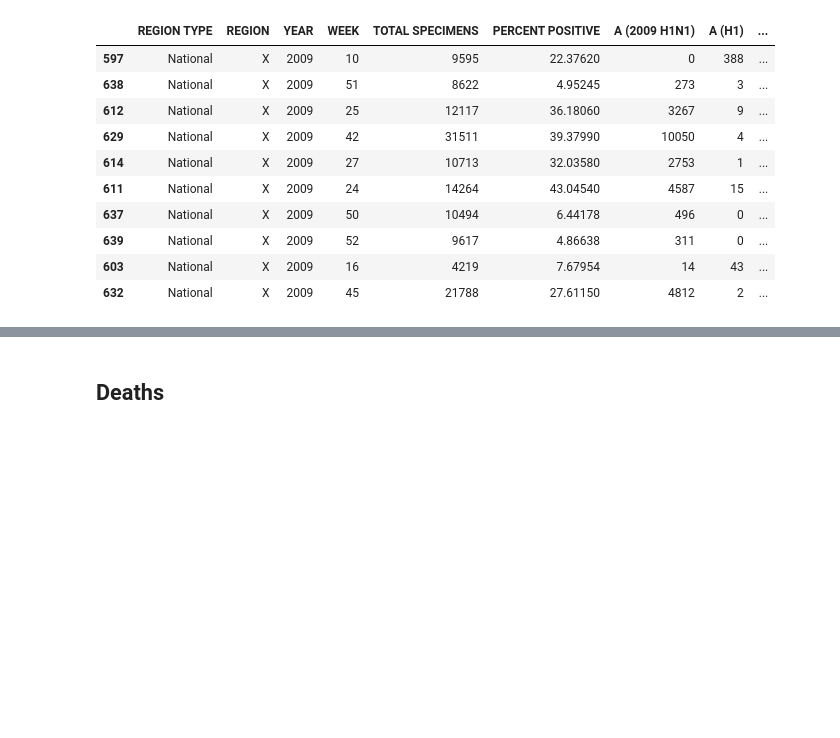
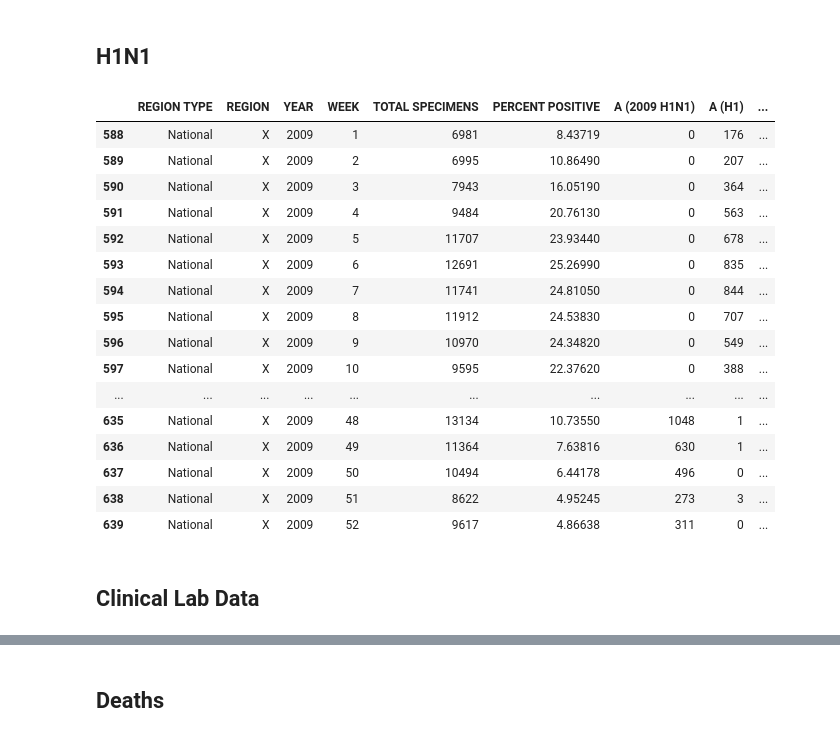
Before and after one commit to quantummind/caltech_covid_19_modeling, a Jupyter notebook: exploratory/connor_flu.ipynb, the cells around one changed output, grey strips where cells are left out. Drawn from its saved outputs; the diff is of its cells as text; code cells hidden in the pictures; blank space fills up the shorter version.

```diff
--- a/exploratory/connor_flu.ipynb
+++ b/exploratory/connor_flu.ipynb
@@ -44,2 +92,4 @@ df2.sample(10)
+# %% [markdown]
+## H1N1
 # %%
 # Comprehensive (until 2015) Dataset including 2009 H1N1 statistics
@@ -46,15 +99,23 @@ df2.sample(10)
 df3 = pd.read_csv(f"{homedir}/data/us/flu/cases/WHO_NREVSS_Combined_prior_to_2015_16.csv")
 # %%
-df3[df3["YEAR"] == 2009].sample(10)
+df3[df3["YEAR"] == 2009].sort_values(["WEEK"])
 # %% [output]
 |  | REGION TYPE | REGION | YEAR | WEEK | TOTAL SPECIMENS | PERCENT POSITIVE | A (2009 H1N1) | A (H1) | ... |
+| 588 | National | X | 2009 | 1 | 6981 | 8.43719 | 0 | 176 | ... |
+| 589 | National | X | 2009 | 2 | 6995 | 10.86490 | 0 | 207 | ... |
+| 590 | National | X | 2009 | 3 | 7943 | 16.05190 | 0 | 364 | ... |
+| 591 | National | X | 2009 | 4 | 9484 | 20.76130 | 0 | 563 | ... |
+| 592 | National | X | 2009 | 5 | 11707 | 23.93440 | 0 | 678 | ... |
+| 593 | National | X | 2009 | 6 | 12691 | 25.26990 | 0 | 835 | ... |
+| 594 | National | X | 2009 | 7 | 11741 | 24.81050 | 0 | 844 | ... |
+| 595 | National | X | 2009 | 8 | 11912 | 24.53830 | 0 | 707 | ... |
+| 596 | National | X | 2009 | 9 | 10970 | 24.34820 | 0 | 549 | ... |
 | 597 | National | X | 2009 | 10 | 9595 | 22.37620 | 0 | 388 | ... |
+| ... | ... | ... | ... | ... | ... | ... | ... | ... | ... |
+| 635 | National | X | 2009 | 48 | 13134 | 10.73550 | 1048 | 1 | ... |
+| 636 | National | X | 2009 | 49 | 11364 | 7.63816 | 630 | 1 | ... |
+| 637 | National | X | 2009 | 50 | 10494 | 6.44178 | 496 | 0 | ... |
 | 638 | National | X | 2009 | 51 | 8622 | 4.95245 | 273 | 3 | ... |
-| 612 | National | X | 2009 | 25 | 12117 | 36.18060 | 3267 | 9 | ... |
-| 629 | National | X | 2009 | 42 | 31511 | 39.37990 | 10050 | 4 | ... |
-| 614 | National | X | 2009 | 27 | 10713 | 32.03580 | 2753 | 1 | ... |
-| 611 | National | X | 2009 | 24 | 14264 | 43.04540 | 4587 | 15 | ... |
-| 637 | National | X | 2009 | 50 | 10494 | 6.44178 | 496 | 0 | ... |
 | 639 | National | X | 2009 | 52 | 9617 | 4.86638 | 311 | 0 | ... |
-| 603 | National | X | 2009 | 16 | 4219 | 7.67954 | 14 | 43 | ... |
-| 632 | National | X | 2009 | 45 | 21788 | 27.61150 | 4812 | 2 | ... |
+# %% [markdown]
+## Clinical Lab Data
```
Also changed, not shown: parts of 28 cells of this notebook, 1 other file.
